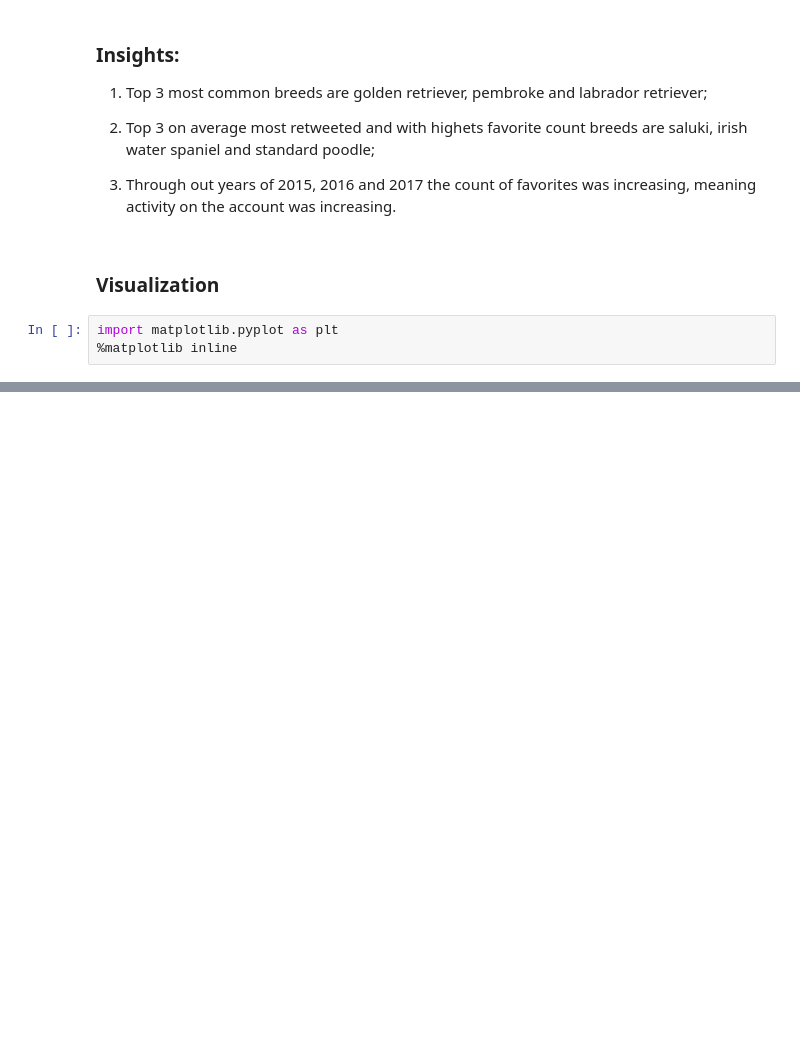
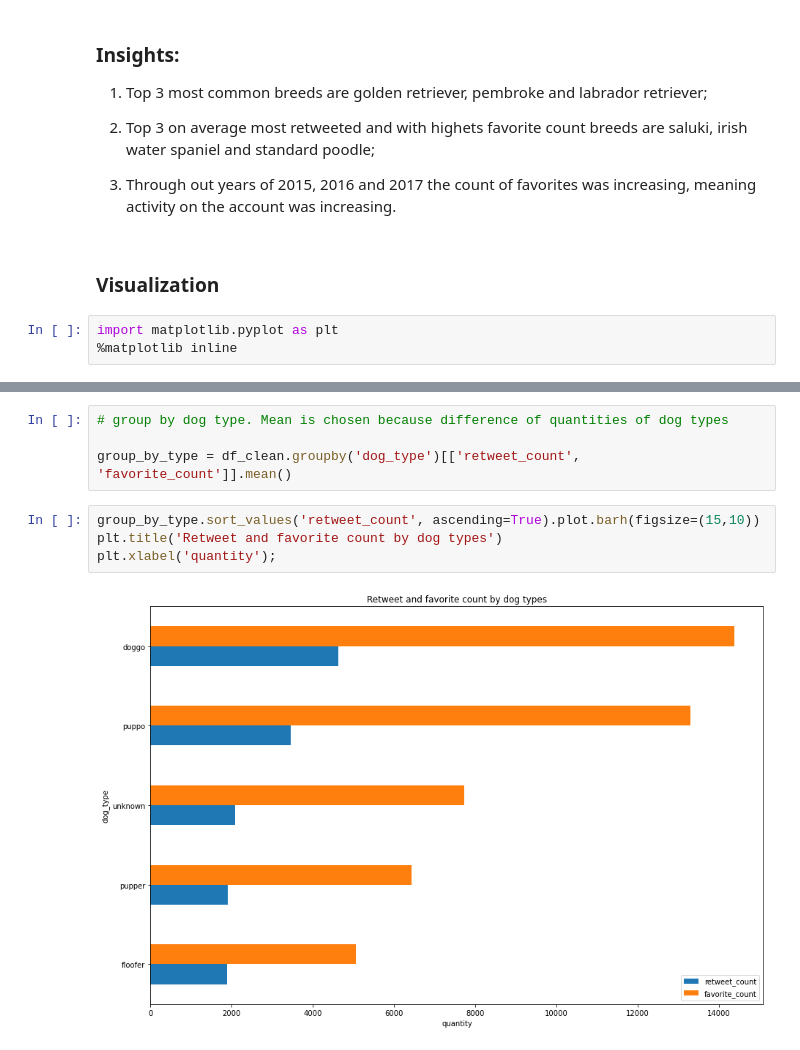
Before and after one commit to DavitLomadze/WeRateDogs, a Jupyter notebook: wrangle_act.ipynb, the cells around one changed output, grey strips where cells are left out. Drawn from its saved outputs; the diff is of its cells as text; blank space fills up the shorter version.

```diff
--- a/wrangle_act.ipynb
+++ b/wrangle_act.ipynb
@@ -793,0 +962,10 @@ plt.xlabel('Count');
+# %%
+# group by dog type. Mean is chosen because difference of quantities of dog types
+
+group_by_type = df_clean.groupby('dog_type')[['retweet_count', 'favorite_count']].mean()
+# %%
+group_by_type.sort_values('retweet_count', ascending=True).plot.barh(figsize=(15,10))
+plt.title('Retweet and favorite count by dog types')
+plt.xlabel('quantity');
+# %% [output]
+[figure, added]
```
Also changed, not shown: parts of 152 cells of this notebook, 3 other files.
